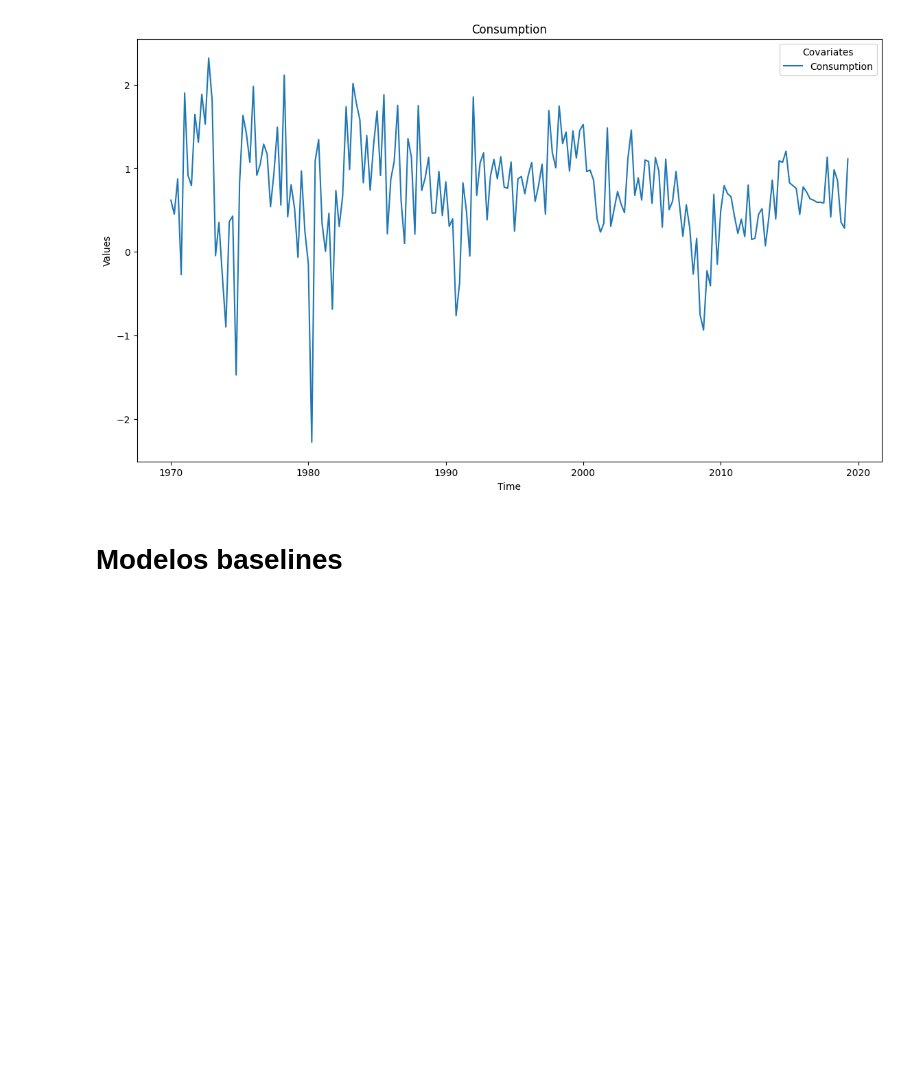
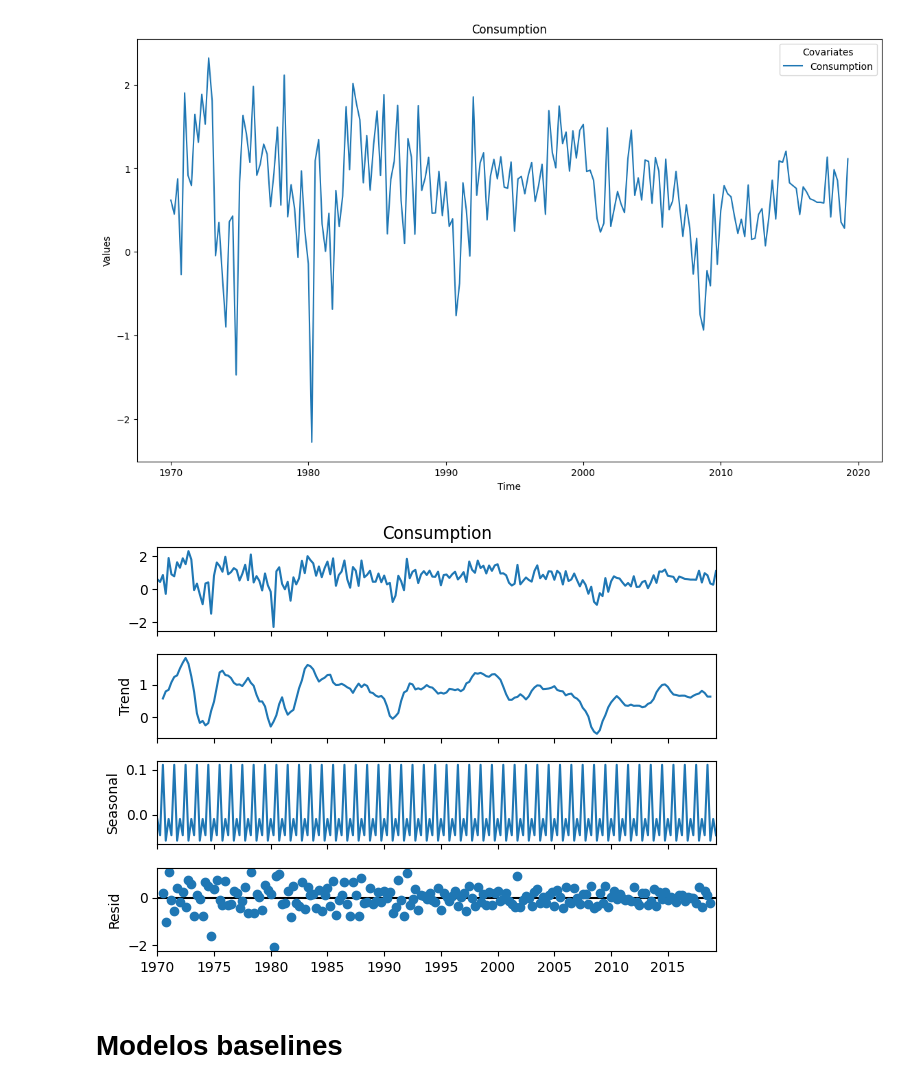
Before and after one commit to GabrielJP314/time-series, a Jupyter notebook: baseline_models.ipynb, the cells around one changed output. Cells and saved outputs as stored; diff of their text form; code cells hidden in the pictures; blank space fills up the shorter version.

```diff
--- a/baseline_models.ipynb
+++ b/baseline_models.ipynb
@@ -31,6 +32,13 @@ plt.legend(title='Covariates')
 plt.show()
 # %% [output]
 [figure]
+# %%
+# Decompose the time series
+decomposition = seasonal_decompose(us_change['Consumption'], model='additive')
+decomposition.plot()
+plt.show()
+# %% [output]
+[figure, added]
 # %% [markdown]
 # Modelos baselines
 # %%
```
Also changed, not shown: parts of 2 cells of this notebook.
